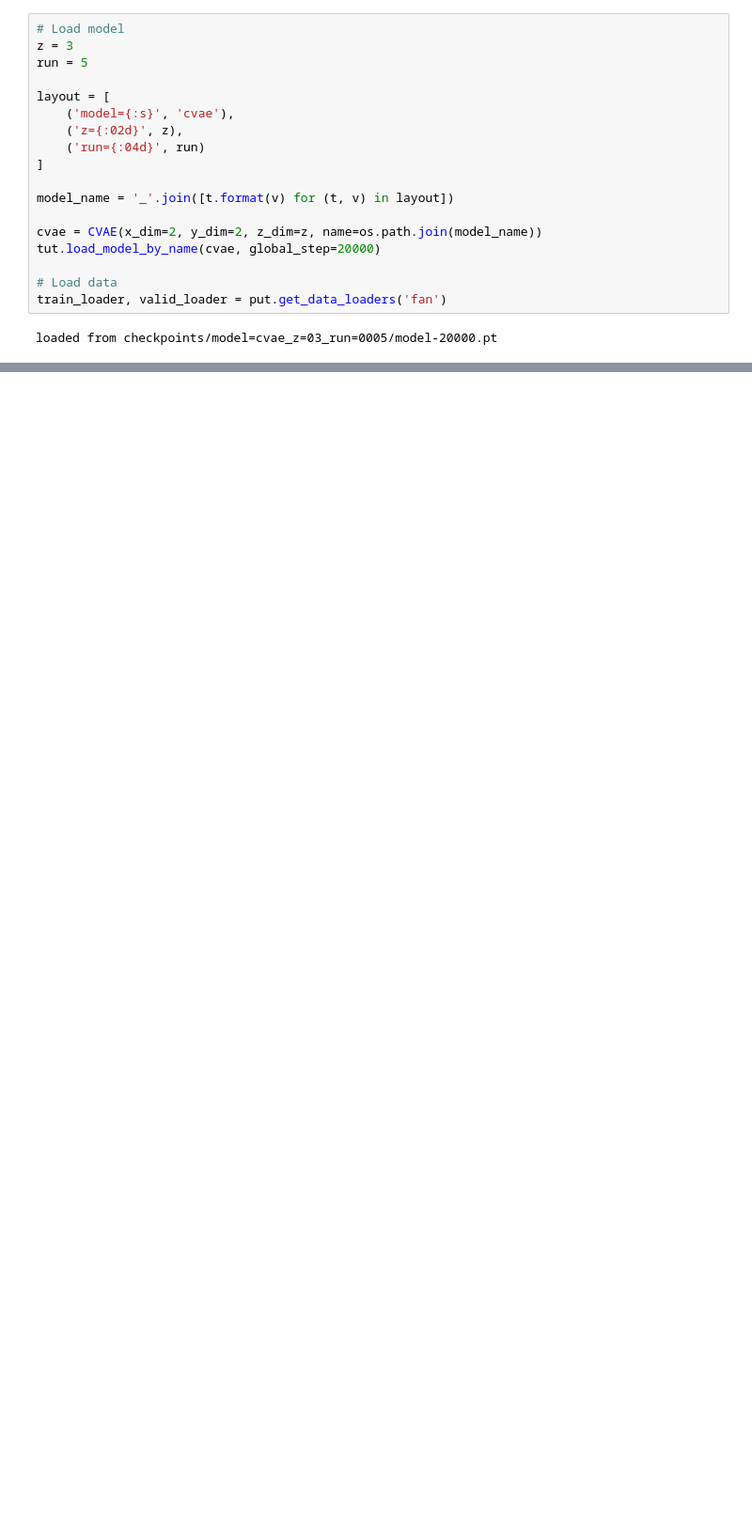
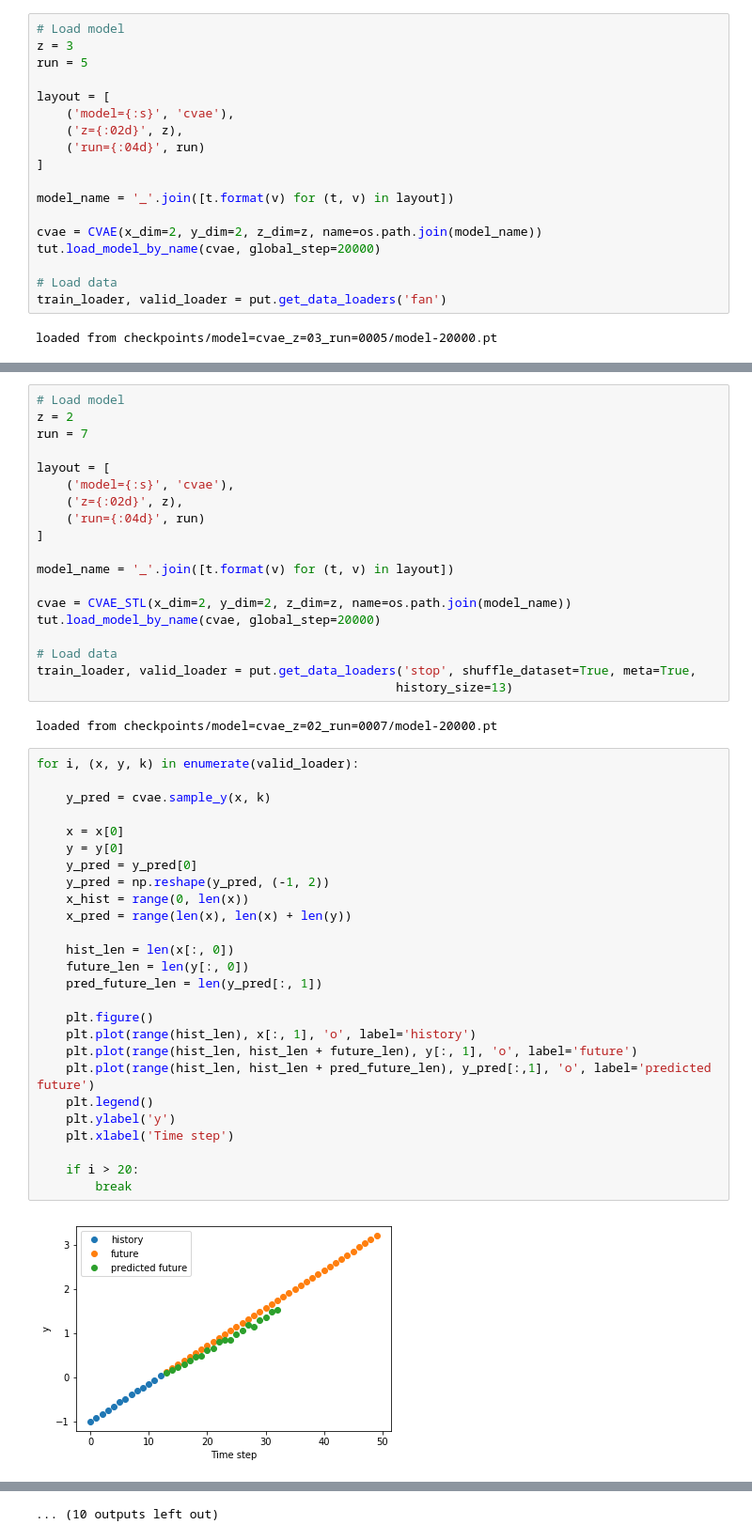
Before and after one commit to priyakasimbeg/stl-intent-gen, a Jupyter notebook: VisualizeResults.ipynb, the cells around one changed output, grey strips where cells are left out. Shown at 94% size. Saved outputs shown, nothing was run; the diff lists cells and outputs as text; blank space fills up the shorter version.

Commit message:
stop sign experiment

```diff
--- a/VisualizeResults.ipynb
+++ b/VisualizeResults.ipynb
@@ -290,0 +324,49 @@ for i, (x, y) in enumerate(valid_loader):
+# %%
+# Load model
+z = 2
+run = 7
+
+layout = [
+    ('model={:s}', 'cvae'),
+    ('z={:02d}', z),
+    ('run={:04d}', run)
+]
+
+model_name = '_'.join([t.format(v) for (t, v) in layout])
+
+cvae = CVAE_STL(x_dim=2, y_dim=2, z_dim=z, name=os.path.join(model_name))
+tut.load_model_by_name(cvae, global_step=20000)
+
+# Load data
+train_loader, valid_loader = put.get_data_loaders('stop', shuffle_dataset=True, meta=True,
+                                                 history_size=13)
+# %% [output]
+loaded from checkpoints/model=cvae_z=02_run=0007/model-20000.pt
+# %%
+for i, (x, y, k) in enumerate(valid_loader):
+
+    y_pred = cvae.sample_y(x, k)
+
+    x = x[0]
+    y = y[0]
+    y_pred = y_pred[0]
+    y_pred = np.reshape(y_pred, (-1, 2))
+    x_hist = range(0, len(x))
+    x_pred = range(len(x), len(x) + len(y))
+
+    hist_len = len(x[:, 0])
+    future_len = len(y[:, 0])
+    pred_future_len = len(y_pred[:, 1])
+
+    plt.figure()
+    plt.plot(range(hist_len), x[:, 1], 'o', label='history')
+    plt.plot(range(hist_len, hist_len + future_len), y[:, 1], 'o', label='future')
+    plt.plot(range(hist_len, hist_len + pred_future_len), y_pred[:,1], 'o', label='predicted future')
+    plt.legend()
+    plt.ylabel('y')
+    plt.xlabel('Time step')
+
+    if i > 20:
+        break
+# %% [output]
+[figure, added]
@@ -290,0 +384 @@ for i, (x, y) in enumerate(valid_loader):
+... (10 outputs left out)
```
Also changed, not shown: parts of 15 cells of this notebook, 8 other files.
